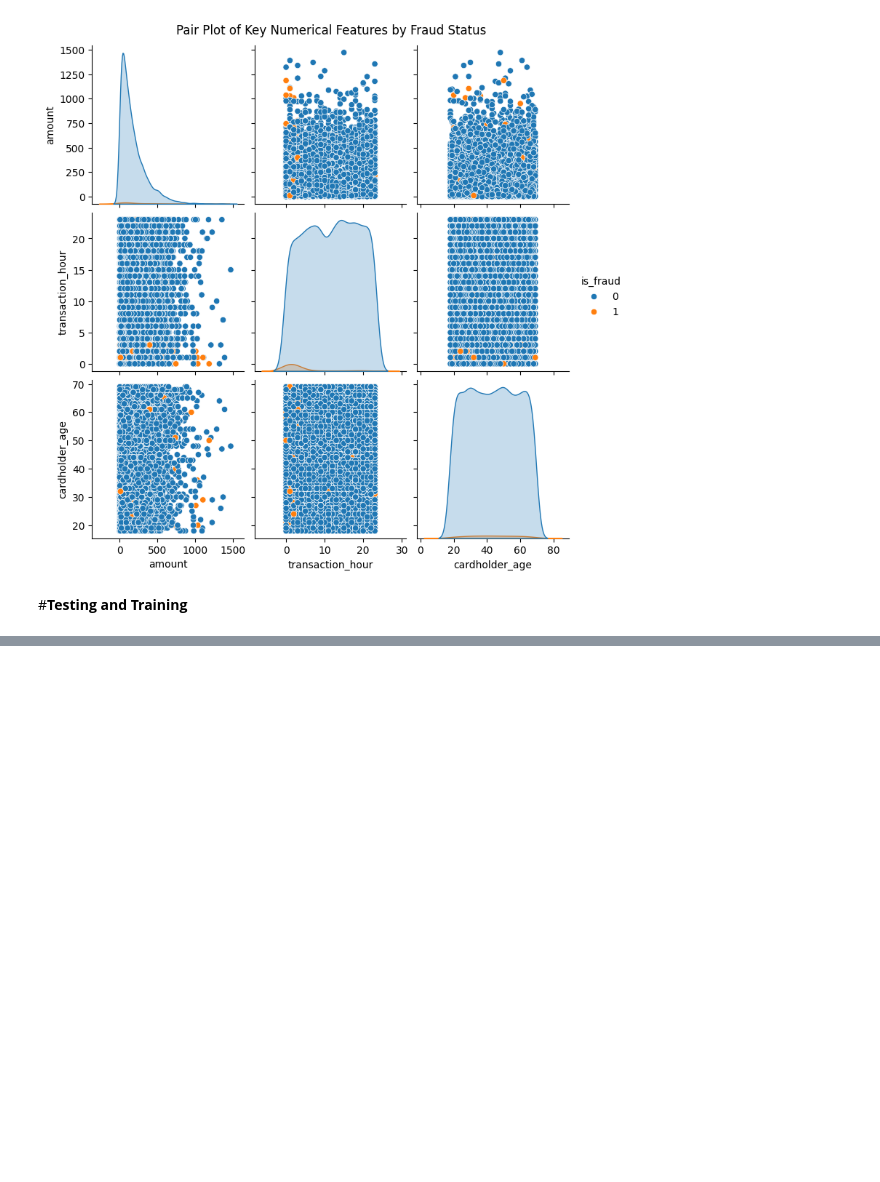
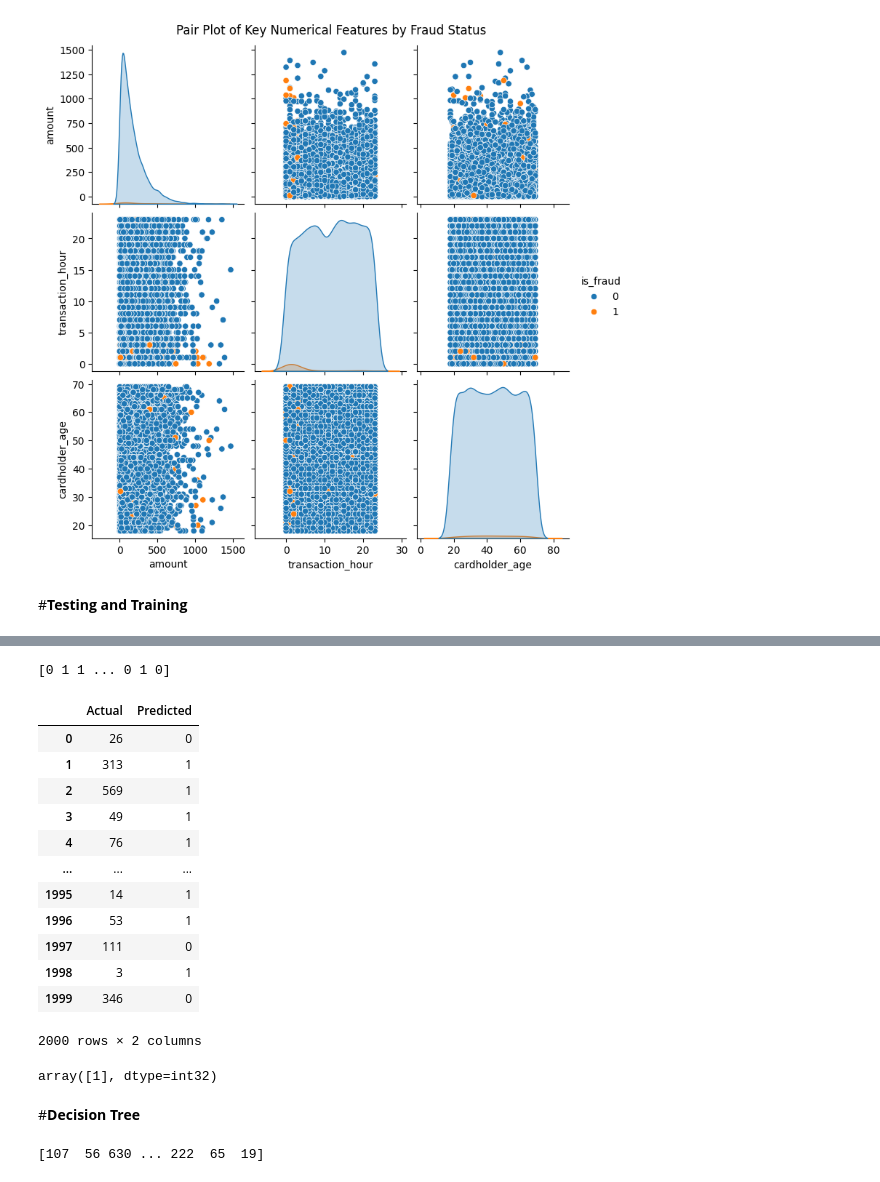
Before and after one commit to ChAbid-773/Credit_Card_Fruad, a Jupyter notebook: Credit_Card_Fruad.ipynb, the cells around one changed output, grey strips where cells are left out. Drawn from its saved outputs; the diff is of its cells as text; code cells hidden in the pictures; blank space fills up the shorter version.

```diff
--- a/Credit_Card_Fruad.ipynb
+++ b/Credit_Card_Fruad.ipynb
@@ -274,0 +309,39 @@ memory usage: 31.2 KB
+# %%
+from sklearn.cluster import KMeans
+model2=KMeans(n_clusters=2)
+model2.fit(x_train,y_train)
+y_pred2=model2.predict(x_test)
+print(y_pred2)
+# %% [output]
+[0 1 1 ... 0 1 0]
+# %%
+df2=pd.DataFrame({'Actual':y_test,'Predicted':y_pred2}).reset_index(drop=True)
+df2
+# %% [output]
+|  | Actual | Predicted |
+| 0 | 26 | 0 |
+| 1 | 313 | 1 |
+| 2 | 569 | 1 |
+| 3 | 49 | 1 |
+| 4 | 76 | 1 |
+| ... | ... | ... |
+| 1995 | 14 | 1 |
+| 1996 | 53 | 1 |
+| 1997 | 111 | 0 |
+| 1998 | 3 | 1 |
+| 1999 | 346 | 0 |
+2000 rows × 2 columns
+# %%
+model2.predict([[1,2,4,2,5,6,2,2,5]])
+# %% [output]
+array([1], dtype=int32)
+# %% [markdown]
+#**Decision Tree**
+# %%
+from sklearn.tree import DecisionTreeClassifier
+model3=DecisionTreeClassifier()
+model3.fit(x_train,y_train)
+y_pred3=model3.predict(x_test)
+print(y_pred3)
+# %% [output]
+[107  56 630 ... 222  65  19]
```
Also changed, not shown: parts of 19 cells of this notebook.
